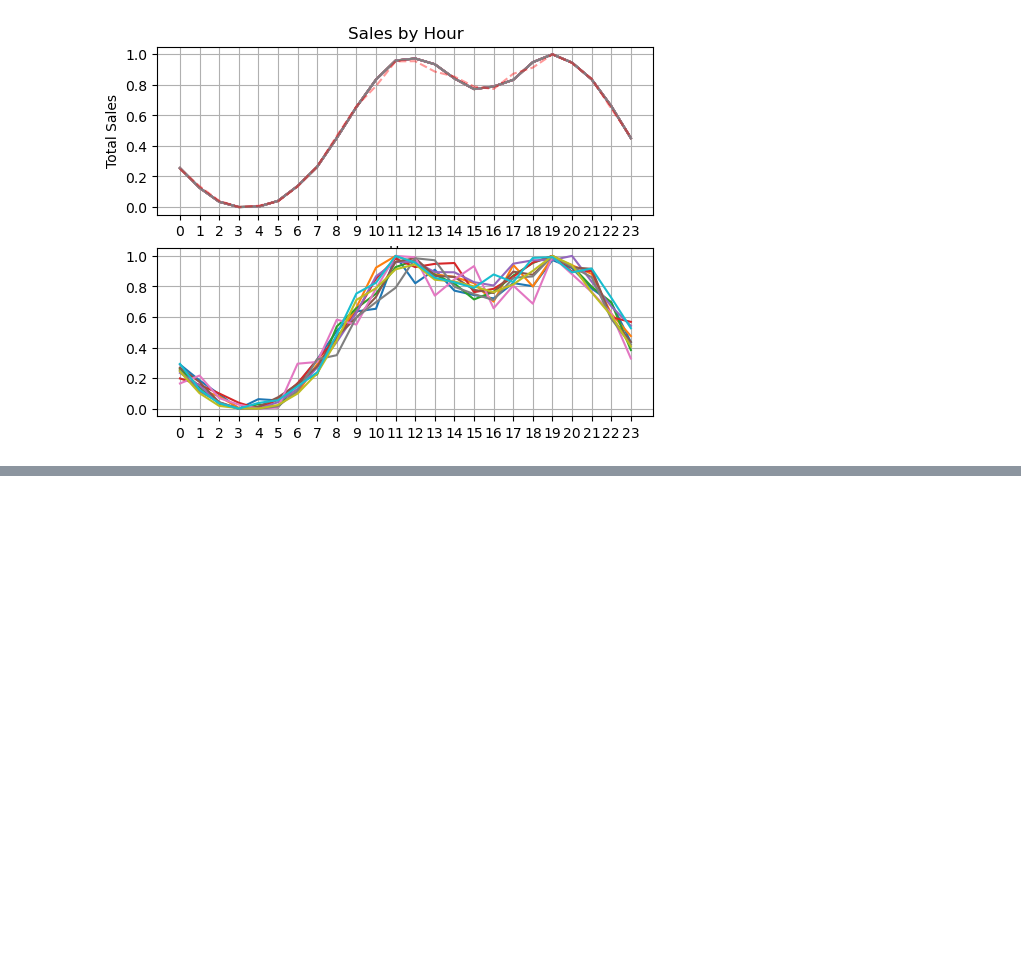
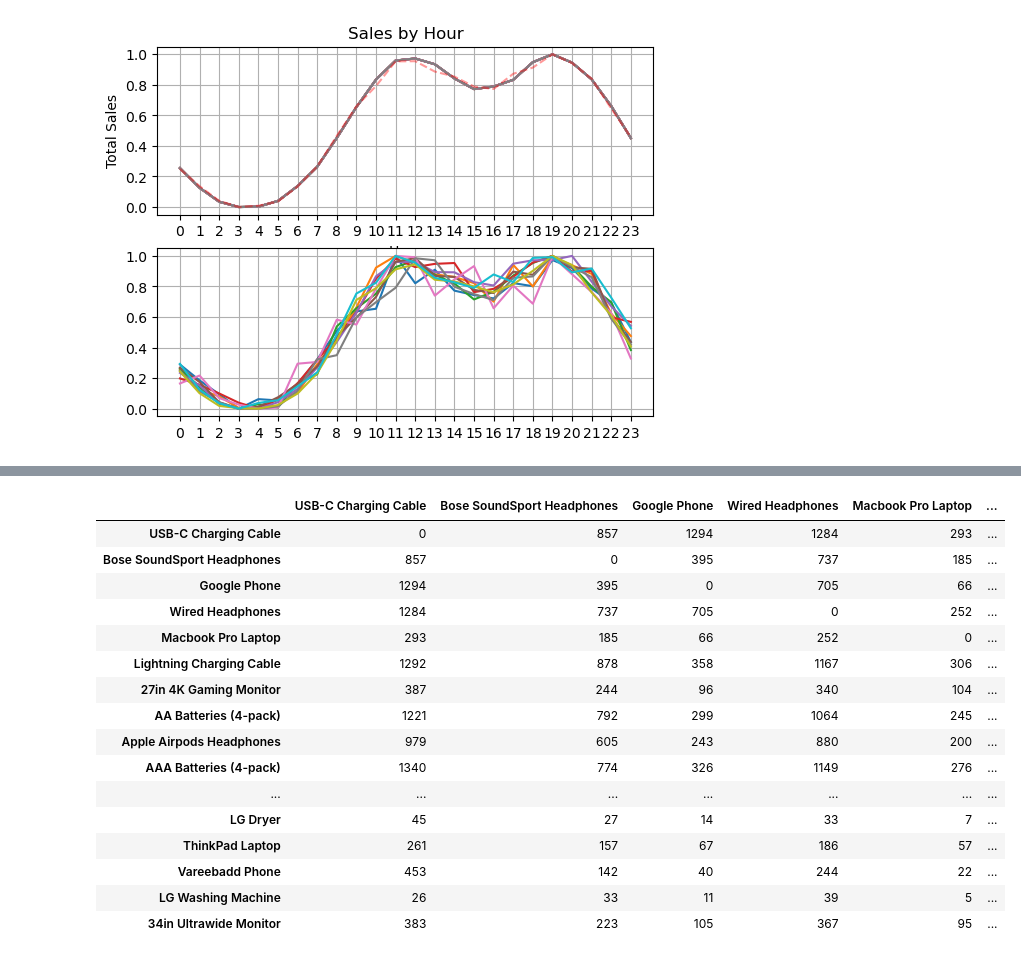
Before and after one commit to SergioMoraCodes/Pandas-Data-Science-Tasks, a Jupyter notebook: SalesAnalysis/Analysis.ipynb, the cells around one changed output, grey strips where cells are left out. Drawn from its saved outputs; the diff is of its cells as text; code cells hidden in the pictures; blank space fills up the shorter version.

```diff
--- a/SalesAnalysis/Analysis.ipynb
+++ b/SalesAnalysis/Analysis.ipynb
@@ -167,0 +239,28 @@ axs[1].grid()
+# %%
+for order in prods:
+    for i in range(len(order)):
+        for j in range(len(order)):
+            aux_df.at[order[i],order[j]] += 1
+# %%
+for prod in prod_names:
+    aux_df.at[prod, prod] = 0
+# %%
+aux_df
+# %% [output]
+|  | USB-C Charging Cable | Bose SoundSport Headphones | Google Phone | Wired Headphones | Macbook Pro Laptop | ... |
+| USB-C Charging Cable | 0 | 857 | 1294 | 1284 | 293 | ... |
+| Bose SoundSport Headphones | 857 | 0 | 395 | 737 | 185 | ... |
+| Google Phone | 1294 | 395 | 0 | 705 | 66 | ... |
+| Wired Headphones | 1284 | 737 | 705 | 0 | 252 | ... |
+| Macbook Pro Laptop | 293 | 185 | 66 | 252 | 0 | ... |
+| Lightning Charging Cable | 1292 | 878 | 358 | 1167 | 306 | ... |
+| 27in 4K Gaming Monitor | 387 | 244 | 96 | 340 | 104 | ... |
+| AA Batteries (4-pack) | 1221 | 792 | 299 | 1064 | 245 | ... |
+| Apple Airpods Headphones | 979 | 605 | 243 | 880 | 200 | ... |
+| AAA Batteries (4-pack) | 1340 | 774 | 326 | 1149 | 276 | ... |
+| ... | ... | ... | ... | ... | ... | ... |
+| LG Dryer | 45 | 27 | 14 | 33 | 7 | ... |
+| ThinkPad Laptop | 261 | 157 | 67 | 186 | 57 | ... |
+| Vareebadd Phone | 453 | 142 | 40 | 244 | 22 | ... |
+| LG Washing Machine | 26 | 33 | 11 | 39 | 5 | ... |
+| 34in Ultrawide Monitor | 383 | 223 | 105 | 367 | 95 | ... |
```
Also changed, not shown: parts of 10 cells of this notebook.
